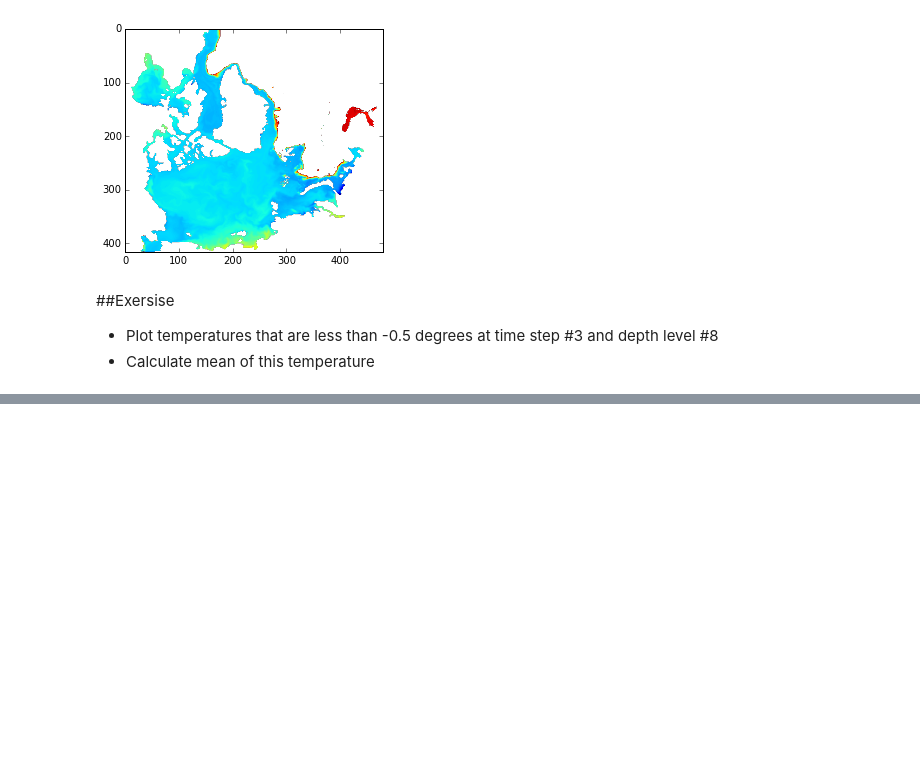
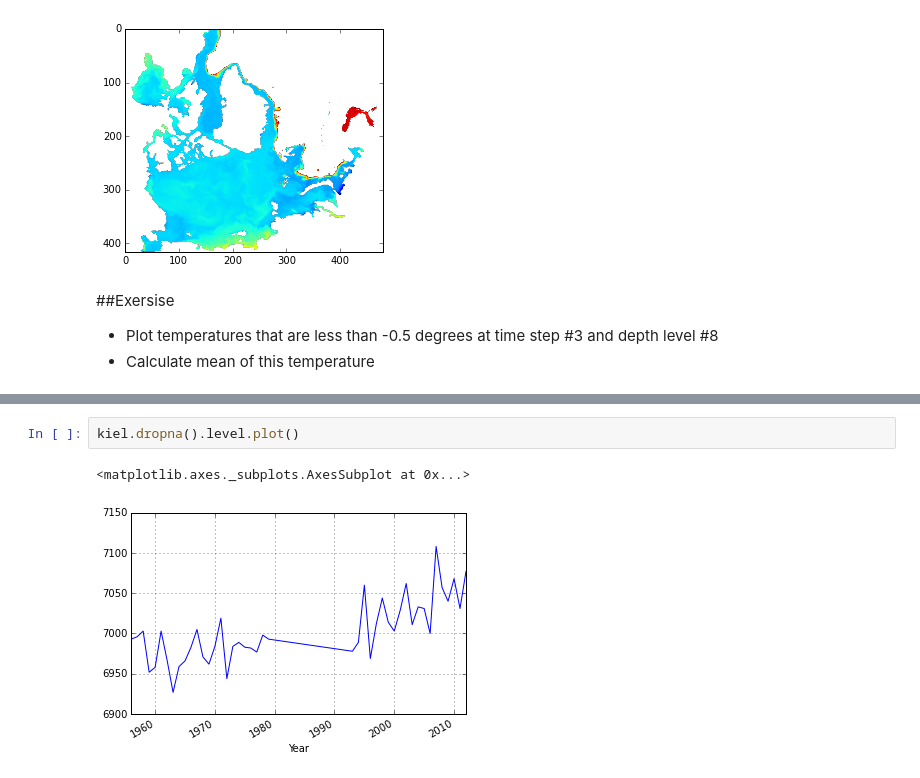
Before and after one commit to koldunovn/HCU, a Jupyter notebook: Week9/Masked arrays.ipynb, the cells around one changed output, grey strips where cells are left out. Saved outputs shown, nothing was run; the diff lists cells and outputs as text; blank space fills up the shorter version.

```diff
--- a/Week9/Masked arrays.ipynb
+++ b/Week9/Masked arrays.ipynb
@@ -218,0 +241,5 @@ plt.imshow(temp_less0[0,0,:,:])
+# %%
+kiel.dropna().level.plot()
+# %% [output]
+<matplotlib.axes._subplots.AxesSubplot at 0x...>
+[figure, added]
```
Also changed, not shown: parts of 6 cells of this notebook.
